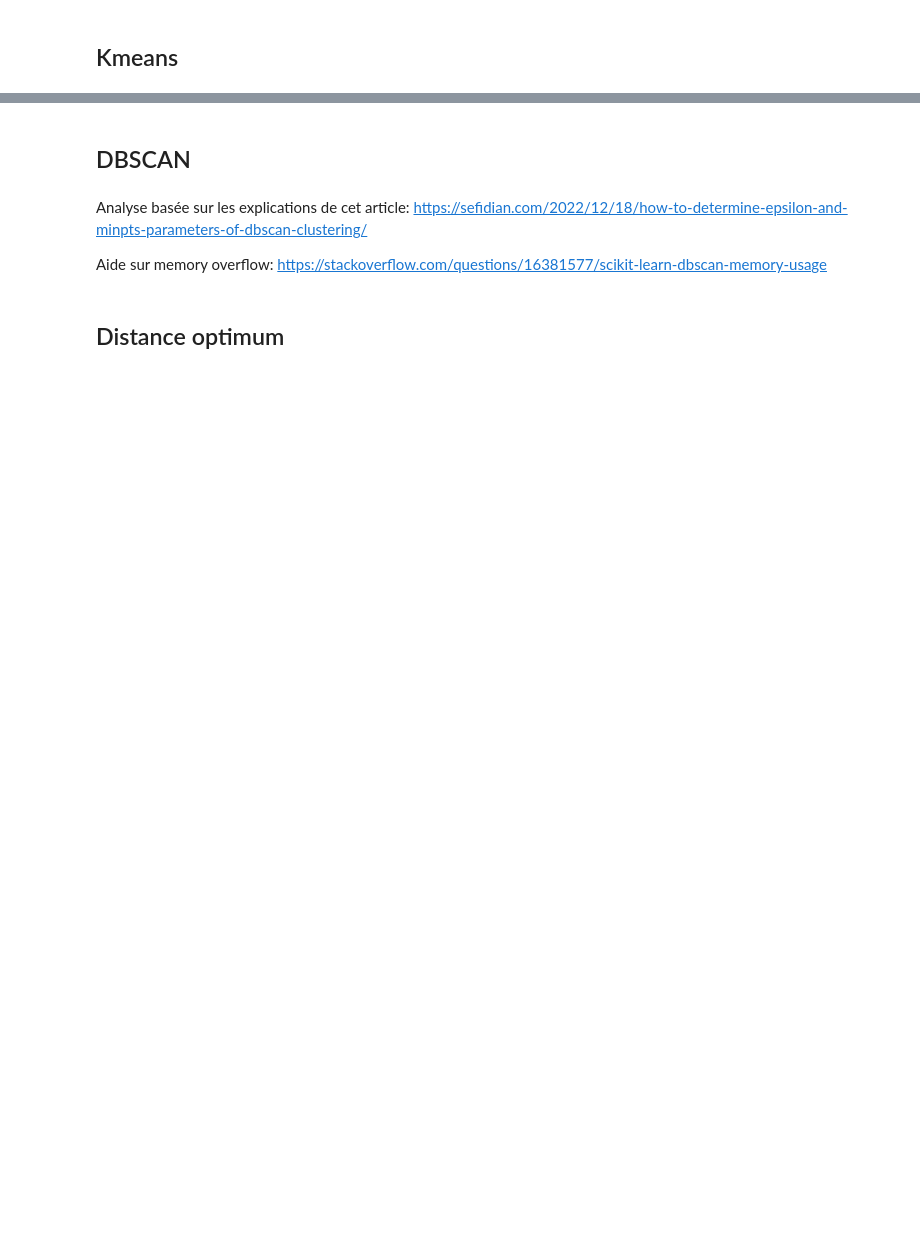
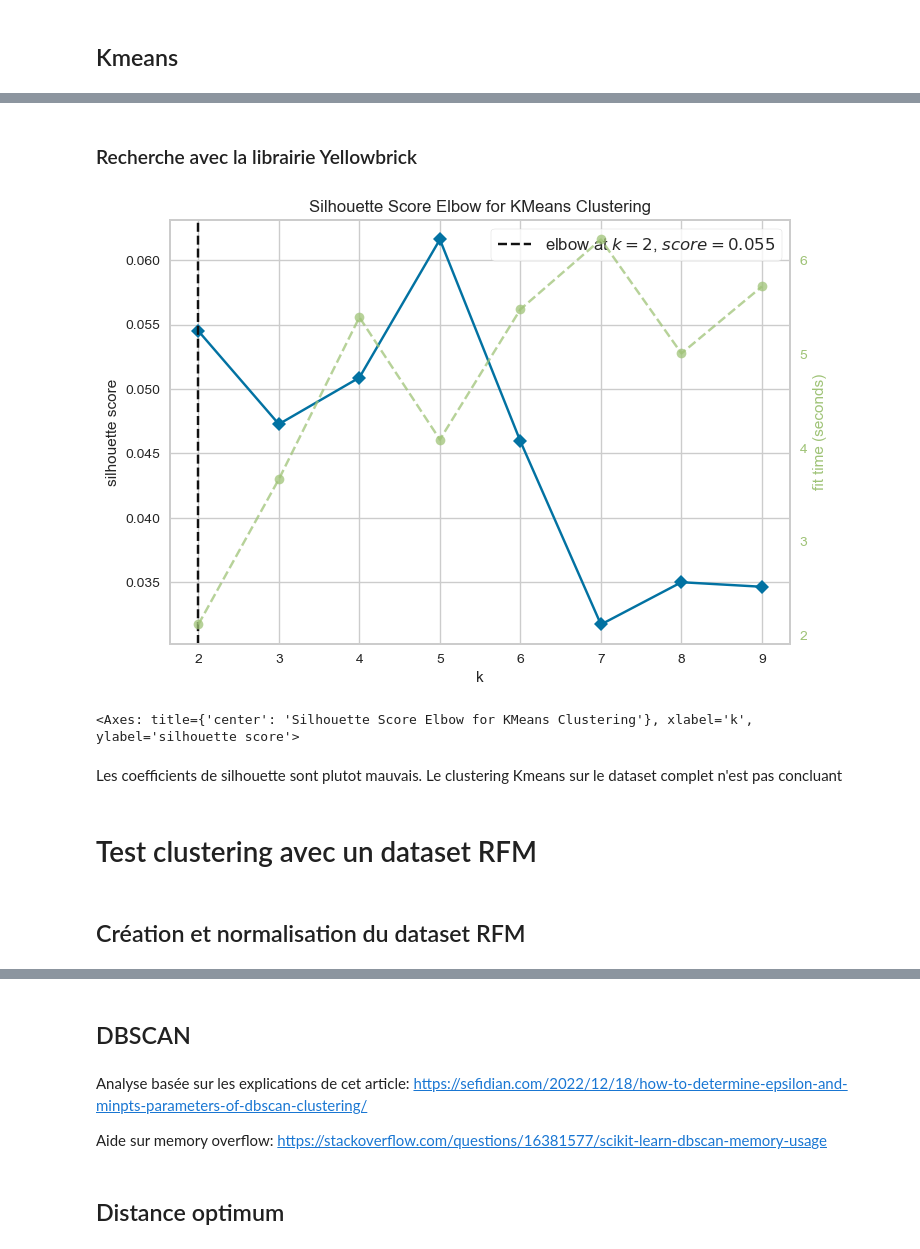
Before and after one commit to CODEheures/oc-ingenieur-ia, a Jupyter notebook: p5/Projet/p5_2-essais.ipynb, the cells around one changed output, grey strips where cells are left out. Drawn from its saved outputs; the diff is of its cells as text; code cells hidden in the pictures; blank space fills up the shorter version.

```diff
--- a/p5/Projet/p5_2-essais.ipynb
+++ b/p5/Projet/p5_2-essais.ipynb
@@ -117,0 +133,19 @@ silhouette['mean'].plot()
+# %% [markdown]
+### Recherche avec la librairie Yellowbrick
+# %%
+from yellowbrick.cluster import KElbowVisualizer, SilhouetteVisualizer
+
+model = KMeans()
+visualizer = KElbowVisualizer(model, k=(2,10), metric='silhouette', timings=True)
+
+visualizer.fit(X)
+visualizer.poof()
+# %% [output]
+[figure, added]
+<Axes: title={'center': 'Silhouette Score Elbow for KMeans Clustering'}, xlabel='k', ylabel='silhouette score'>
+# %% [markdown]
+Les coefficients de silhouette sont plutot mauvais. Le clustering Kmeans sur le dataset complet n'est pas concluant
+# %% [markdown]
+# Test clustering avec un dataset RFM
+# %% [markdown]
+## Création et normalisation du dataset RFM
```
Also changed, not shown: parts of 25 cells of this notebook, 1 other file.
